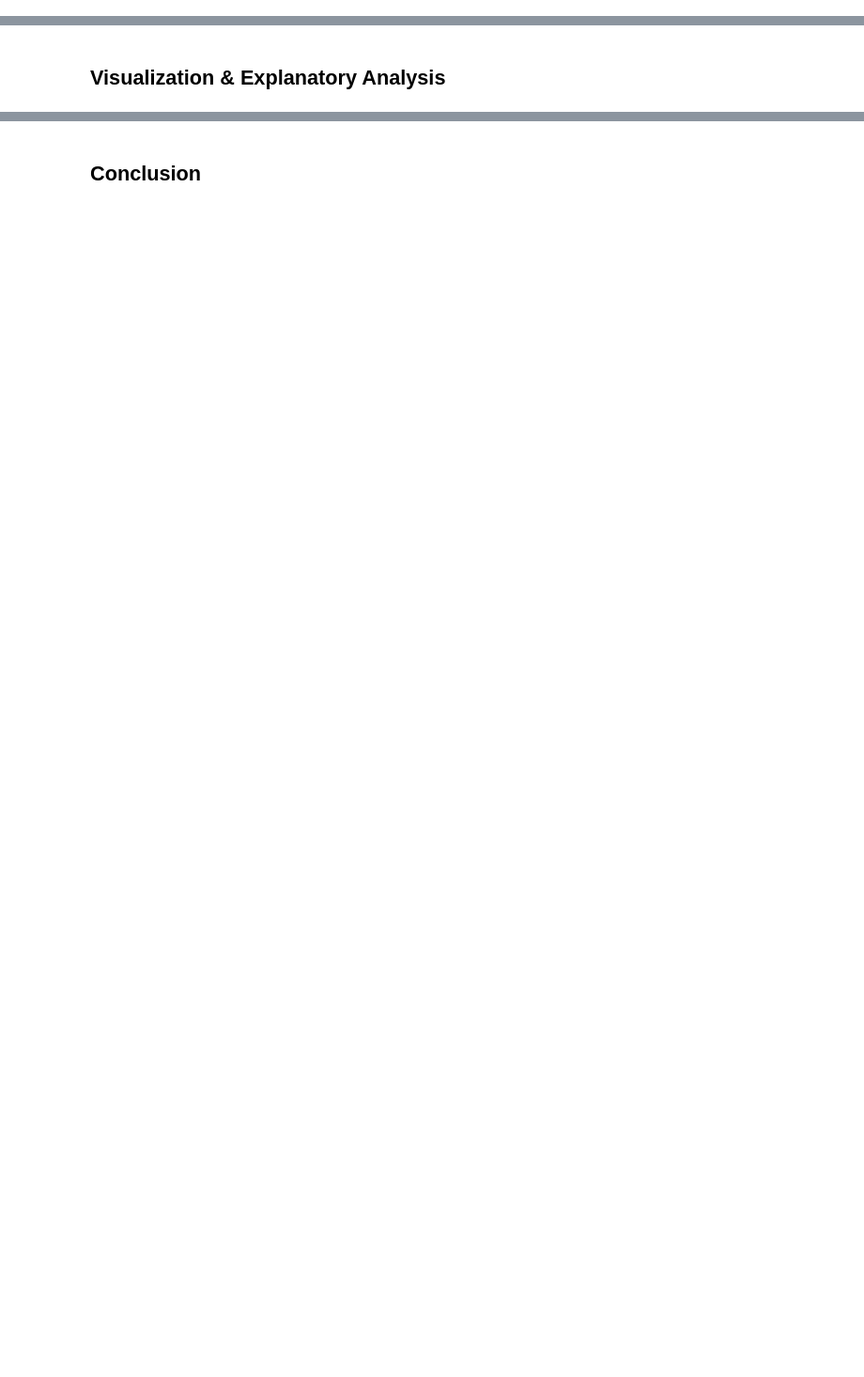
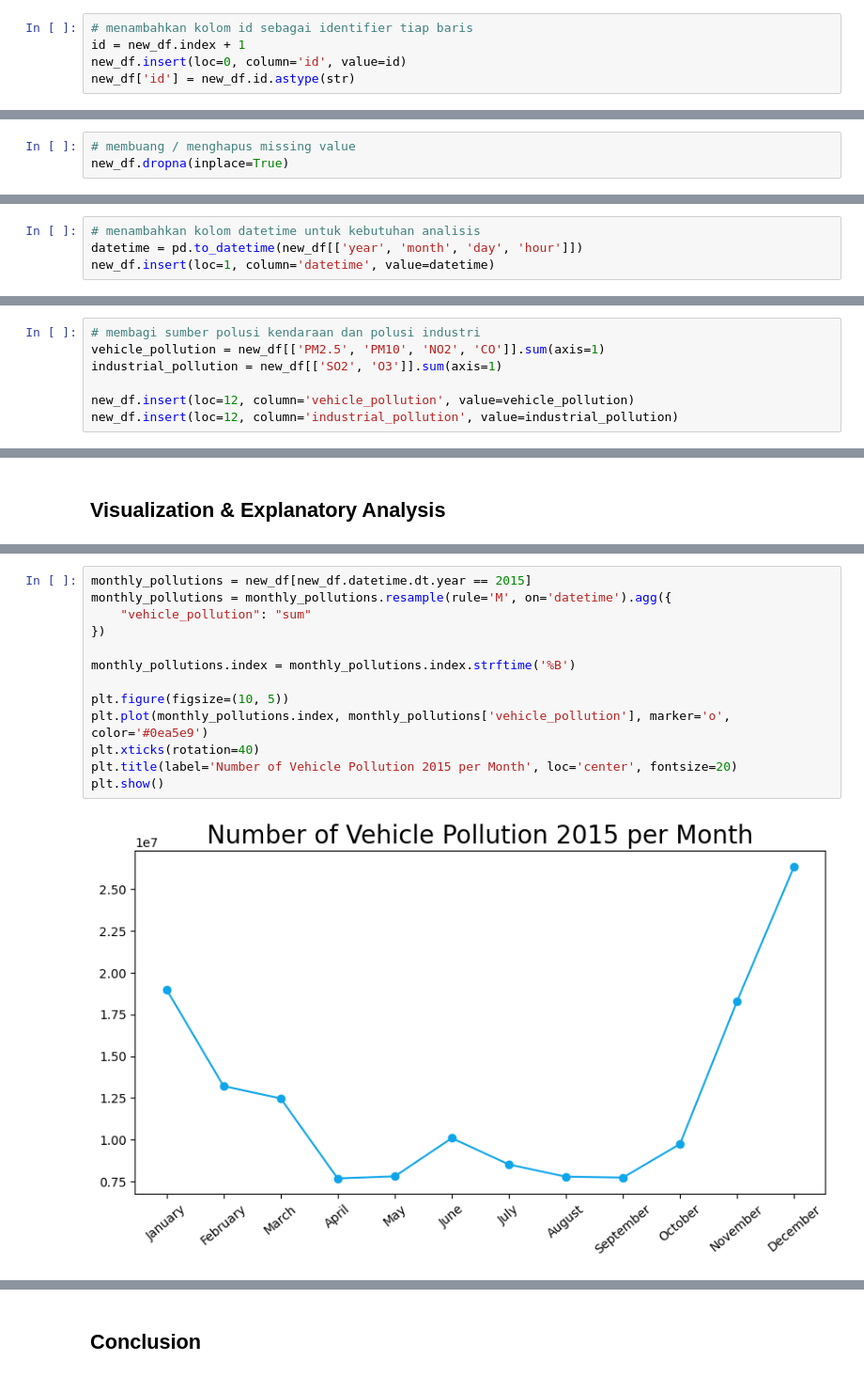
Before and after one commit to rezaafaisal/air-quality-analytics, a Jupyter notebook: notebook.ipynb, the cells around one changed output, grey strips where cells are left out. Shown at 94% size. Drawn from its saved outputs; the diff is of its cells as text; blank space fills up the shorter version.

```diff
--- a/notebook.ipynb
+++ b/notebook.ipynb
@@ -59,0 +77,5 @@ wanshouxigong_df = dfs['wanshouxigong']
+# %%
+# menambahkan kolom id sebagai identifier tiap baris
+id = new_df.index + 1
+new_df.insert(loc=0, column='id', value=id)
+new_df['id'] = new_df.id.astype(str)
@@ -340,0 +151,3 @@ max       13.200000
+# %%
+# membuang / menghapus missing value
+new_df.dropna(inplace=True)
@@ -340,0 +176,4 @@ max       13.200000
+# %%
+# menambahkan kolom datetime untuk kebutuhan analisis
+datetime = pd.to_datetime(new_df[['year', 'month', 'day', 'hour']])
+new_df.insert(loc=1, column='datetime', value=datetime)
@@ -344,0 +211,7 @@ max       13.200000
+# %%
+# membagi sumber polusi kendaraan dan polusi industri
+vehicle_pollution = new_df[['PM2.5', 'PM10', 'NO2', 'CO']].sum(axis=1)
+industrial_pollution = new_df[['SO2', 'O3']].sum(axis=1)
+
+new_df.insert(loc=12, column='vehicle_pollution', value=vehicle_pollution)
+new_df.insert(loc=12, column='industrial_pollution', value=industrial_pollution)
@@ -350,0 +284,15 @@ max       13.200000
+# %%
+monthly_pollutions = new_df[new_df.datetime.dt.year == 2015]
+monthly_pollutions = monthly_pollutions.resample(rule='M', on='datetime').agg({
+    "vehicle_pollution": "sum"
+})
+
+monthly_pollutions.index = monthly_pollutions.index.strftime('%B')
+
+plt.figure(figsize=(10, 5))
+plt.plot(monthly_pollutions.index, monthly_pollutions['vehicle_pollution'], marker='o', color='#0ea5e9')
+plt.xticks(rotation=40)
+plt.title(label='Number of Vehicle Pollution 2015 per Month', loc='center', fontsize=20)
+plt.show()
+# %% [output]
+[figure, added]
```
Also changed, not shown: parts of 52 cells of this notebook, 1 other file.
